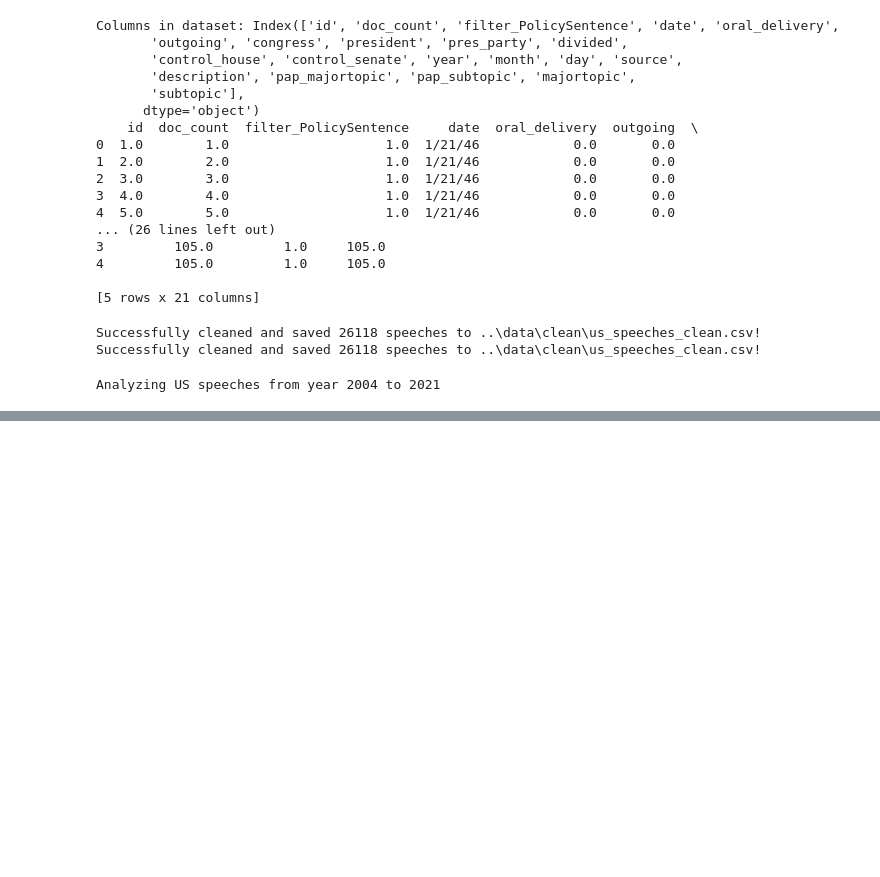
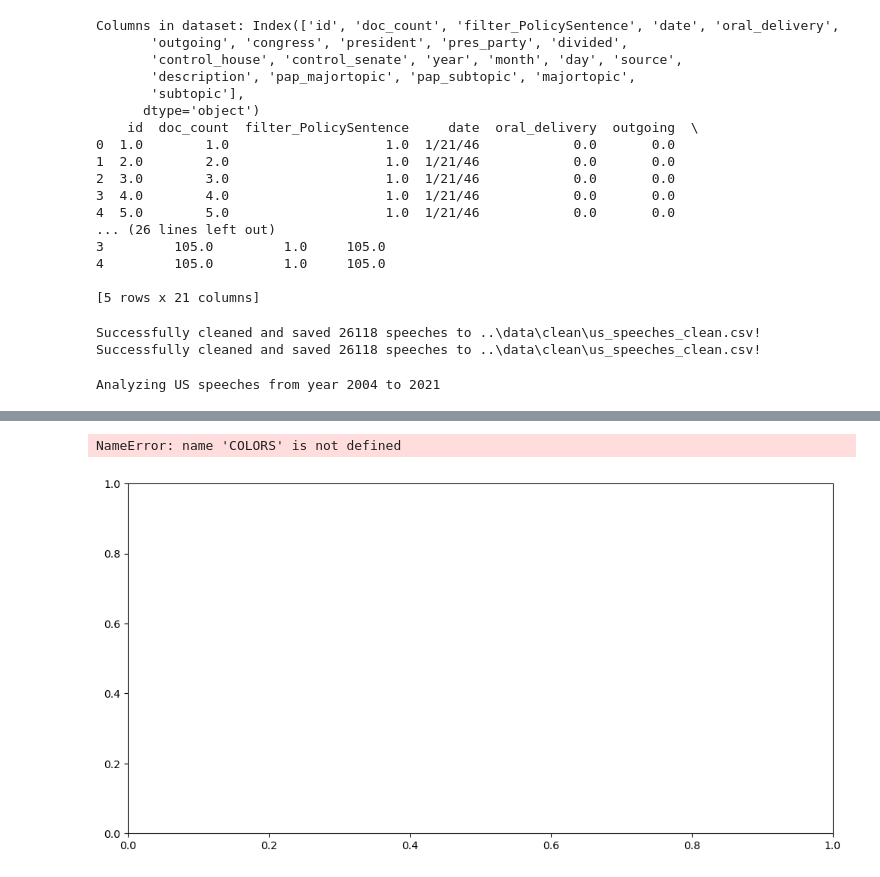
Before and after one commit to ninaudagawa/Media-Politics, a Jupyter notebook: project/notebooks/Speeches_Mariam.ipynb, the cells around one changed output, grey strips where cells are left out. Saved outputs shown, nothing was run; the diff lists cells and outputs as text; code cells hidden in the pictures; blank space fills up the shorter version.

```diff
--- a/project/notebooks/Speeches_Mariam.ipynb
+++ b/project/notebooks/Speeches_Mariam.ipynb
@@ -110,0 +163,24 @@ NameError: name 'share' is not defined
+# %%
+#combined plot for all categories
+fig, ax = plt.subplots(figsize=(12, 6))
+
+for (category, color) in zip(categories, colors[:len(categories)]):
+    df_cat = us_speeches_normalised[us_speeches_normalised["category"] == category]
+    ax.plot(df_cat["year"], df_cat["normalised_share"], color=color, marker="o", linewidth=2, label=category.capitalize())
+
+ax.set_xlabel("Year")
+ax.set_ylabel("Normalised Share")
+ax.set_title(f"US Executive Speeches by Keyword Category Over Time ({YEAR_START}-{YEAR_END})")
+ax.set_xticks(range(YEAR_START, YEAR_END + 1))
+ax.tick_params(axis="x", rotation=45)
+ax.legend(loc="upper left")
+ax.grid(True)
+
+plt.tight_layout()
+
+combined_fig_path = os.path.join("..", "reports", "figures", "us_combined_categories_speeches_plot.png")
+fig.savefig(combined_fig_path)
+plt.show()
+# %% [output]
+NameError: name 'COLORS' is not defined
+[figure, added]
```
Also changed, not shown: parts of 5 cells of this notebook, 5 other files.
